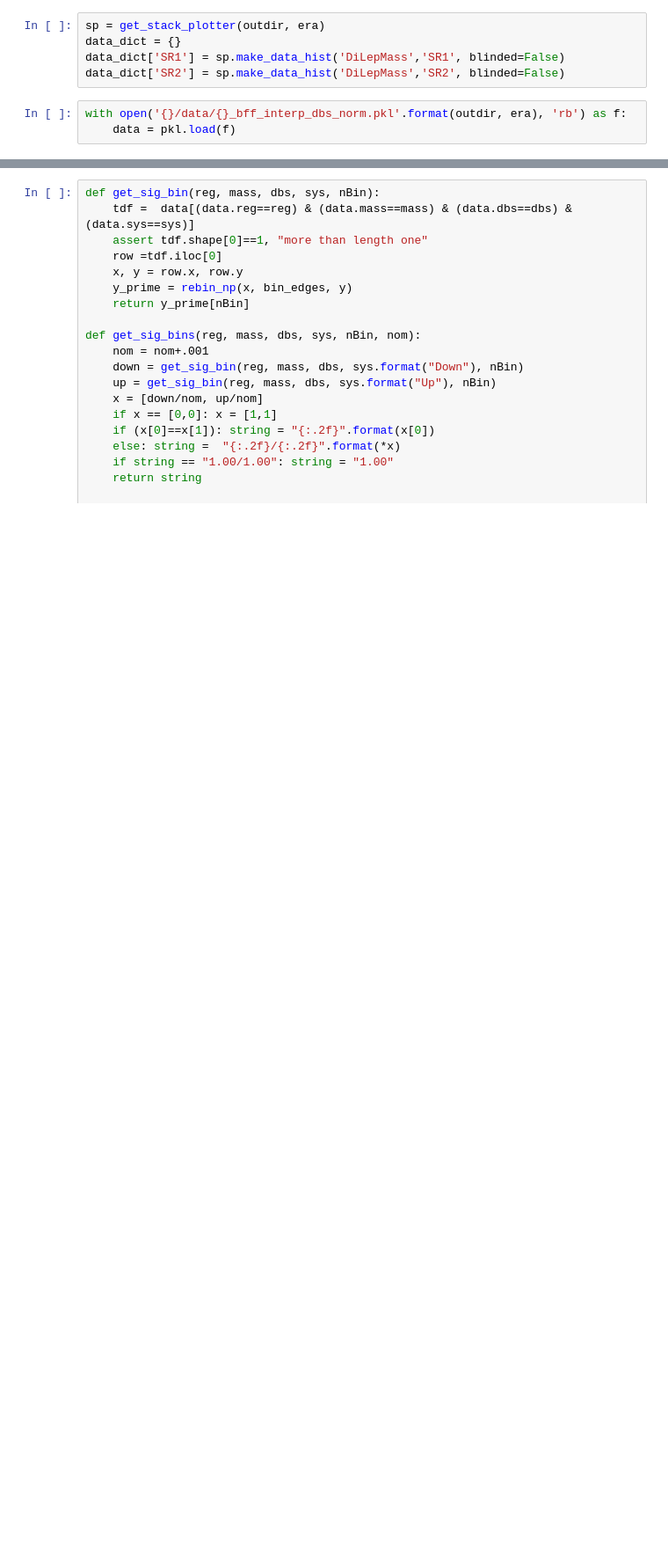
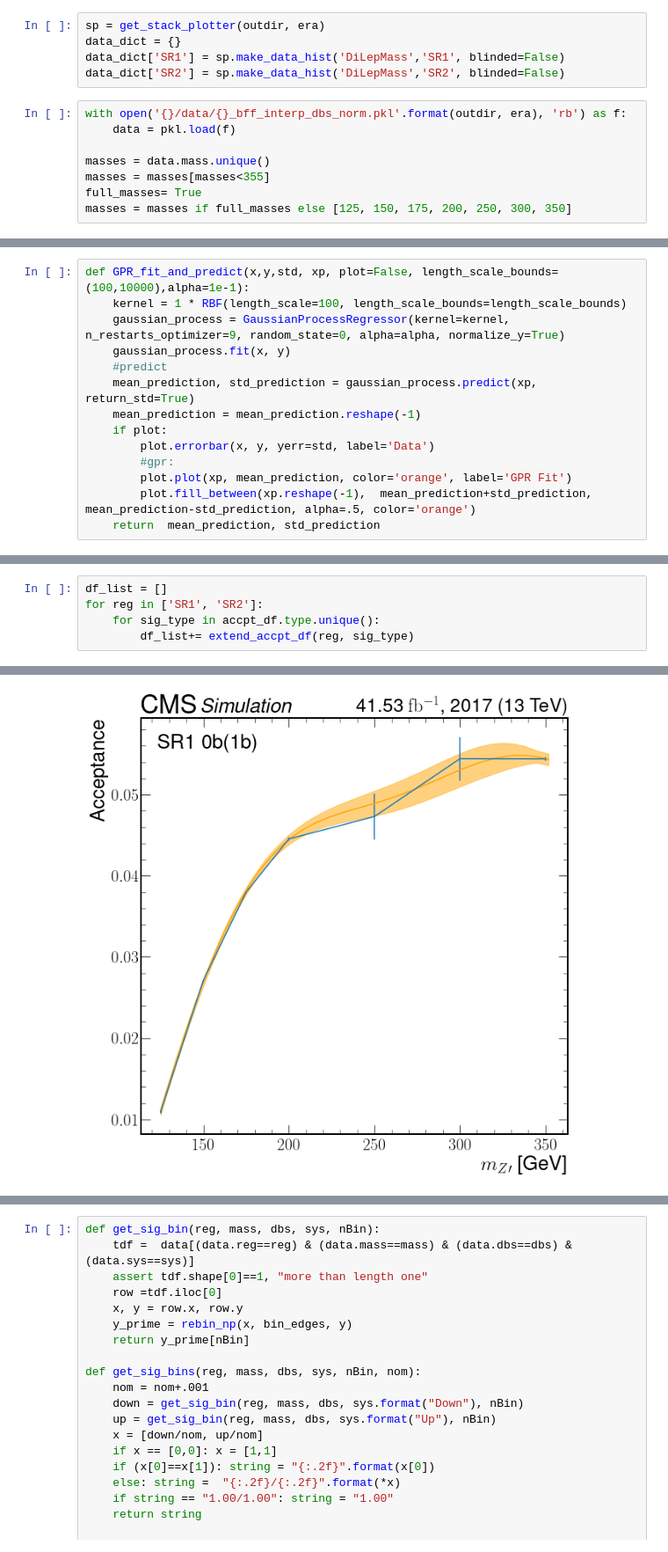
Before and after one commit to rymuelle/bff_plotting_code_v3, a Jupyter notebook: 5_interp_signal_model_ind_makedf-indp_bins.ipynb, the cells around one changed output, grey strips where cells are left out. Shown at 88% size. Drawn from its saved outputs; the diff is of its cells as text; blank space fills up the shorter version.

```diff
--- a/5_interp_signal_model_ind_makedf-indp_bins.ipynb
+++ b/5_interp_signal_model_ind_makedf-indp_bins.ipynb
@@ -82,6 +95,11 @@ data_dict['SR2'] = sp.make_data_hist('DiLepMass','SR2', blinded=False)
 # %%
 with open('{}/data/{}_bff_interp_dbs_norm.pkl'.format(outdir, era), 'rb') as f:
     data = pkl.load(f)
+
+masses = data.mass.unique()
+masses = masses[masses<355]
+full_masses= True
+masses = masses if full_masses else [125, 150, 175, 200, 250, 300, 350]
 # %%
 outname="{}/abcd/abcd_dict_data_{}_ismc0.pkl".format(outdir, era)
 with open(outname,'rb') as f:
@@ -105,0 +142,14 @@ min(isrfsr), max(isrfsr), np.mean(isrfsr), min(pdf), max(pdf), np.mean(pdf)
+# %%
+def GPR_fit_and_predict(x,y,std, xp, plot=False, length_scale_bounds=(100,10000),alpha=1e-1):
+    kernel = 1 * RBF(length_scale=100, length_scale_bounds=length_scale_bounds)
+    gaussian_process = GaussianProcessRegressor(kernel=kernel, n_restarts_optimizer=9, random_state=0, alpha=alpha, normalize_y=True)
+    gaussian_process.fit(x, y)
+    #predict
+    mean_prediction, std_prediction = gaussian_process.predict(xp, return_std=True)
+    mean_prediction = mean_prediction.reshape(-1)
+    if plot:
+        plot.errorbar(x, y, yerr=std, label='Data')
+        #gpr:
+        plot.plot(xp, mean_prediction, color='orange', label='GPR Fit')
+        plot.fill_between(xp.reshape(-1),  mean_prediction+std_prediction, mean_prediction-std_prediction, alpha=.5, color='orange')
+    return  mean_prediction, std_prediction
@@ -105,0 +200,6 @@ min(isrfsr), max(isrfsr), np.mean(isrfsr), min(pdf), max(pdf), np.mean(pdf)
+# %%
+df_list = []
+for reg in ['SR1', 'SR2']:
+    for sig_type in accpt_df.type.unique():
+        df_list+= extend_accpt_df(reg, sig_type)
+# %% [output]
@@ -105,0 +223 @@ min(isrfsr), max(isrfsr), np.mean(isrfsr), min(pdf), max(pdf), np.mean(pdf)
+[figure, added]
```
Also changed, not shown: parts of 24 cells of this notebook, 1 other file.
